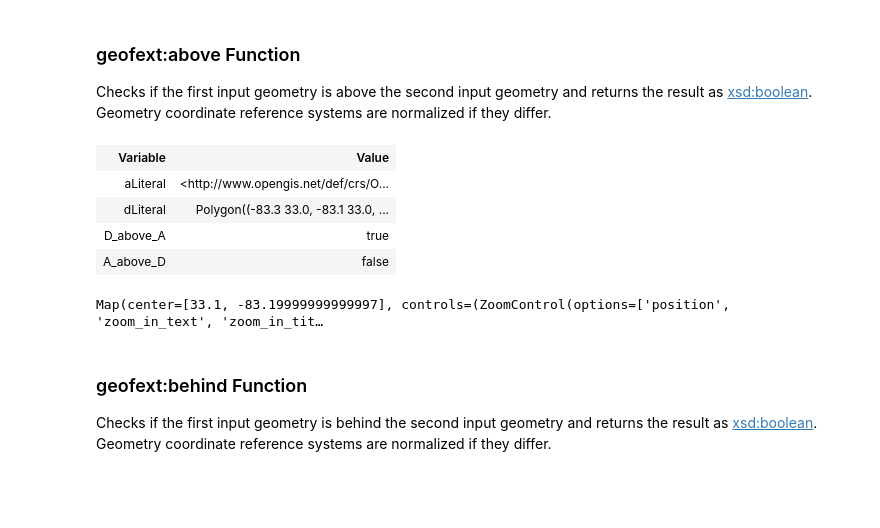
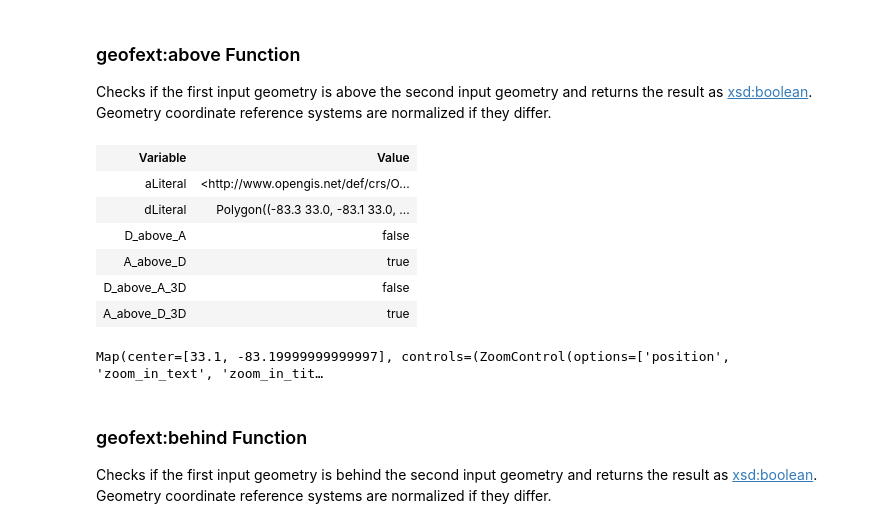
Before and after one commit to situx/rdflib-geosparql, a Jupyter notebook: GeoSPARQLExt.ipynb, the cells around one changed output. Cells and saved outputs as stored; diff of their text form; code cells hidden in the pictures; blank space fills up the shorter version.

```diff
--- a/GeoSPARQLExt.ipynb
+++ b/GeoSPARQLExt.ipynb
@@ -338,25 +360,31 @@ Checks if the first input geometry is above the second input geometry and return
 # %%
 processQueryResults(g.query(
 """
 PREFIX my: <http://example.org/ApplicationSchema#>
 PREFIX geo: <"""+str(GEO)+""">
 PREFIX geof: <"""+str(GEOFEXT)+""">
 PREFIX xsd: <http://www.w3.org/2001/XMLSchema#>
-SELECT ?aLiteral ?dLiteral (xsd:boolean(?abovee) as ?D_above_A) (xsd:boolean(?nabovee) as ?A_above_D)
+SELECT ?aLiteral ?dLiteral (xsd:boolean(?abovee) as ?D_above_A) (xsd:boolean(?nabovee) as ?A_above_D) (xsd:boolean(?abovee3d) as ?D_above_A_3D) (xsd:boolean(?nabovee3d) as ?A_above_D_3D)
 WHERE {
   my:A geo:hasDefaultGeometry ?aGeom .
   ?aGeom geo:asWKT ?aLiteral .
   BIND("Polygon((-83.3 33.0, -83.1 33.0, -83.1 33.2, -83.3 33.2, -83.3 33.0))"^^geo:wktLiteral AS ?dLiteral)
+  BIND("Polygon Z ((-83.3 33.0 5.0, -83.1 33.0 5.0, -83.1 33.2 5.0, -83.3 33.2 5.0, -83.3 33.0 5.0))"^^geo:wktLiteral AS ?dLiteral3d)
+  BIND("Polygon Z ((-83.6 34.1 10.0, -83.2 34.1 4.5, -83.2 34.5 4.5, -83.6 34.5 10.0, -83.6 34.1 10.0))"^^geo:wktLiteral AS ?aLiteral3d)
   BIND (geof:above(?aLiteral, ?dLiteral) as ?nabovee)
   BIND (geof:above(?dLiteral, ?aLiteral) as ?abovee)
+  BIND (geof:above(?aLiteral3d, ?dLiteral3d) as ?nabovee3d)
+  BIND (geof:above(?dLiteral3d, ?aLiteral3d) as ?abovee3d)
 }
 """),["aLiteral","dLiteral"],None)
 # %% [output]
 | Variable | Value |
 | aLiteral | <http://www.opengis.net/def/crs/O... |
 | dLiteral | Polygon((-83.3 33.0, -83.1 33.0, ... |
-| D_above_A | true |
-| A_above_D | false |
+| D_above_A | false |
+| A_above_D | true |
+| D_above_A_3D | false |
+| A_above_D_3D | true |
 Map(center=[33.1, -83.19999999999997], controls=(ZoomControl(options=['position', 'zoom_in_text', 'zoom_in_tit…
 # %% [markdown]
 ### geofext:behind Function
```
Also changed, not shown: parts of 13 cells of this notebook, 3 other files.
